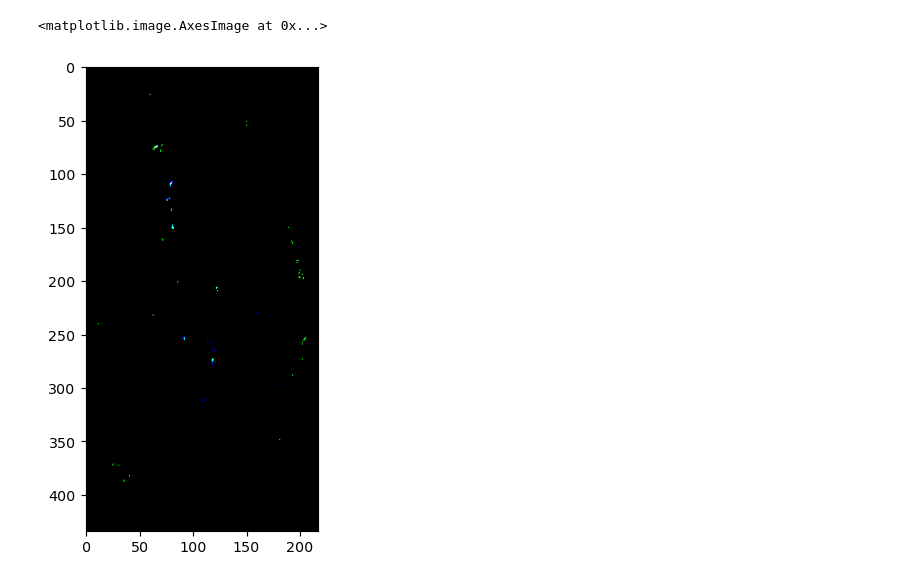
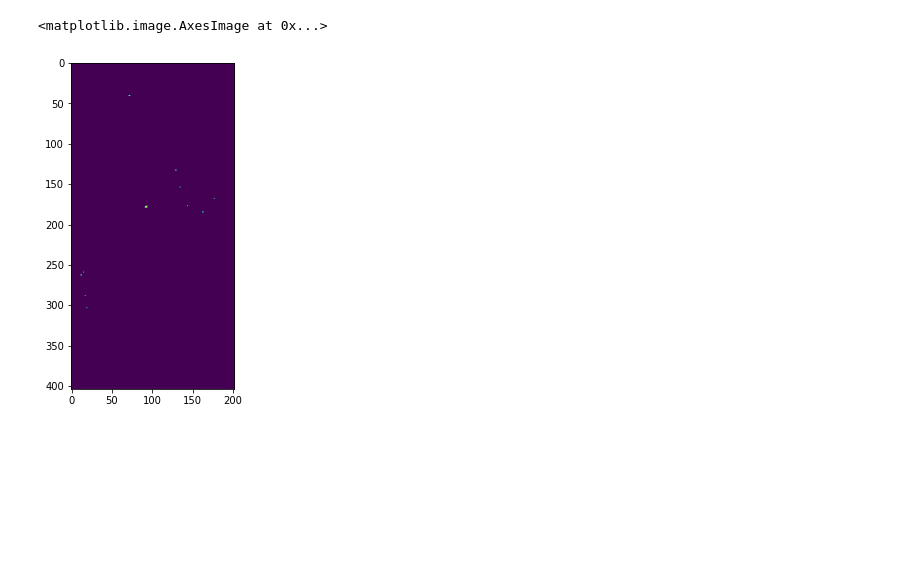
Before and after one commit to quanglochuynh/thesis2022, a Jupyter notebook: The_new_thesis_approach/moldered_test.ipynb, the cells around one changed output. Saved outputs shown, nothing was run; the diff lists cells and outputs as text; code cells hidden in the pictures; blank space fills up the shorter version.

```diff
--- a/The_new_thesis_approach/moldered_test.ipynb
+++ b/The_new_thesis_approach/moldered_test.ipynb
@@ -4,15 +4,15 @@ import matplotlib.pyplot as plt
 import cv2
 from image_extractor import preprocess_hsv, seperate_chanel
 # %%
-# image_dir  = 'D:/Thesis_data/Backups/Color_Corrected_512x512/Agglutinated/image (100).JPG'
-# image_dir  = 'D:/Thesis_data/Backups/Color_Corrected_512x512/Brittle/image (35).JPG'
+# image_dir  = 'D:/Thesis_data/Backups/Color_Corrected_512x512/Agglutinated/image (2).JPG'
+# image_dir  = 'D:/Thesis_data/Backups/Color_Corrected_512x512/Brittle/image (87).JPG'
 # image_dir = 'D:/Thesis_data/Backups/Color_Corrected_512x512/Plated_Purple/image (10).JPG'
-# image_dir = 'D:/Thesis_data/Backups/Color_Corrected_512x512/Compartmentalized_Purple/image (99).JPG'
+# image_dir = 'D:/Thesis_data/Backups/Color_Corrected_512x512/Compartmentalized_Purple/image (100).JPG'
 # image_dir = 'D:/Thesis_data/Backups/Color_Corrected_512x512/Compartmentalized_White/image (99).JPG'
-# image_dir = 'D:/Thesis_data/Backups/Color_Corrected_512x512/Plated_White/image (45).JPG'
+# image_dir = 'D:/Thesis_data/Backups/Color_Corrected_512x512/Plated_White/image (87).JPG'
 # image_dir = 'D:/Thesis_data/Backups/Color_Corrected_512x512/Plated_Slaty/image (56).JPG'
 # image_dir = 'D:/Thesis_data/Backups/Color_Corrected_512x512/Compartmentalized_Slaty/image (56).JPG'
-image_dir = 'D:/Thesis_data/Backups/Color_Corrected_512x512/Moldered/image (68).JPG'
+image_dir = 'D:/Thesis_data/Backups/Color_Corrected_512x512/Moldered/image (69).JPG'
 
 # plt.rcParams['figure.dpi'] = 102.46
 plt.rcParams["figure.figsize"] = (6,6)
@@ -54,8 +56,12 @@ plt.imshow(clahe_b)
 # %%
 plt.rcParams["figure.figsize"] = (10,6)
-ret, thr = cv2.threshold(clahe_r, 200, 255, cv2.THRESH_BINARY)
-ret, thg = cv2.threshold(clahe_g, 160, 255, cv2.THRESH_BINARY)
-ret, thb = cv2.threshold(clahe_b, 120, 255, cv2.THRESH_BINARY)
+# ret, thr = cv2.threshold(r, 180, 255, cv2.THRESH_TOZERO)
+# ret, thg = cv2.threshold(g, 200, 255, cv2.THRESH_TOZERO)
+# ret, thb = cv2.threshold(b, 180, 255, cv2.THRESH_TOZERO)
+
+ret, thr = cv2.threshold(r, 120, 255, cv2.THRESH_BINARY)
+ret, thg = cv2.threshold(g, 140, 255, cv2.THRESH_BINARY)
+ret, thb = cv2.threshold(b, 130, 255, cv2.THRESH_BINARY)
 
 plt.subplot(1,3,1)
 plt.imshow(thr)
@@ -69,6 +75,9 @@ plt.imshow(thb)
 # %%
-meg = cv2.merge([thr,thg, thb])
+plt.rcParams["figure.figsize"] = (6,6)
+
+meg = np.min([thr,thg,thb], axis=0)
+
 plt.imshow(meg)
 # %% [output]
 <matplotlib.image.AxesImage at 0x...>
-[figure, old version]
+[figure, new version]
```
Also changed, not shown: parts of 8 cells of this notebook, 1 other file.
